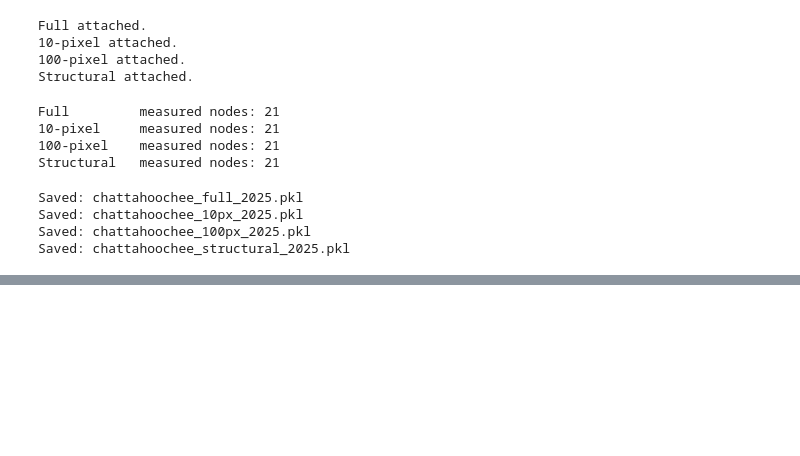
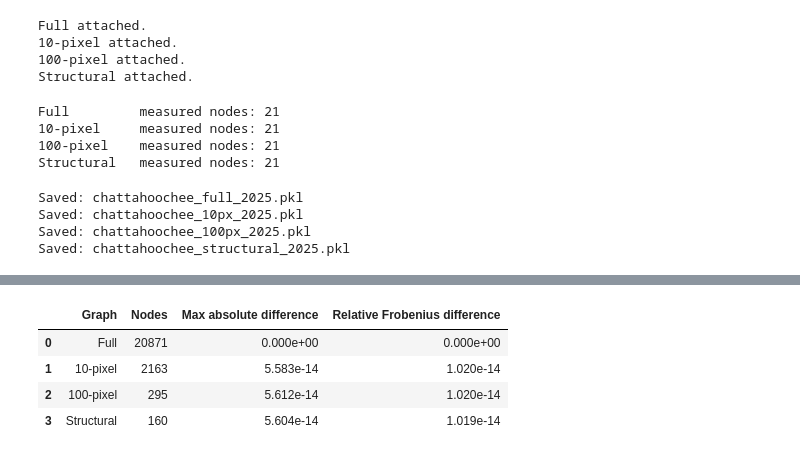
Before and after one commit to andrewc156/rivernets, a Jupyter notebook: chattahoochee_graph.ipynb, the cells around one changed output, grey strips where cells are left out. Saved outputs shown, nothing was run; the diff lists cells and outputs as text; code cells hidden in the pictures; blank space fills up the shorter version.

Commit message:
laplacians for the chat river

```diff
--- a/chattahoochee_graph.ipynb
+++ b/chattahoochee_graph.ipynb
@@ -4058,0 +4524,77 @@ Saved: chattahoochee_structural_2025.pkl
+# %%
+full_L = (
+    effective_laplacians[
+        "Full"
+    ]
+)
+
+
+difference_rows = []
+
+
+for name, L in effective_laplacians.items():
+
+    diff = (
+        full_L
+        -
+        L
+    )
+
+
+    relative_error = (
+
+        np.linalg.norm(
+            diff,
+            ord="fro"
+        )
+
+        /
+
+        np.linalg.norm(
+            full_L,
+            ord="fro"
+        )
+    )
+
+
+    difference_rows.append({
+
+        "Graph":
+            name,
+
+        "Nodes":
+            graphs[
+                name
+            ].number_of_nodes(),
+
+        "Max absolute difference":
+            np.max(
+                np.abs(diff)
+            ),
+
+        "Relative Frobenius difference":
+            relative_error
+    })
+
+
+laplacian_difference = pd.DataFrame(
+    difference_rows
+)
+
+
+display(
+    laplacian_difference.style.format({
+
+        "Max absolute difference":
+            "{:.3e}",
+
+        "Relative Frobenius difference":
+            "{:.3e}"
+    })
+)
+# %% [output]
+|  | Graph | Nodes | Max absolute difference | Relative Frobenius difference |
+| 0 | Full | 20871 | 0.000e+00 | 0.000e+00 |
+| 1 | 10-pixel | 2163 | 5.583e-14 | 1.020e-14 |
+| 2 | 100-pixel | 295 | 5.612e-14 | 1.020e-14 |
+| 3 | Structural | 160 | 5.604e-14 | 1.019e-14 |
```
Also changed, not shown: parts of 12 cells of this notebook.
